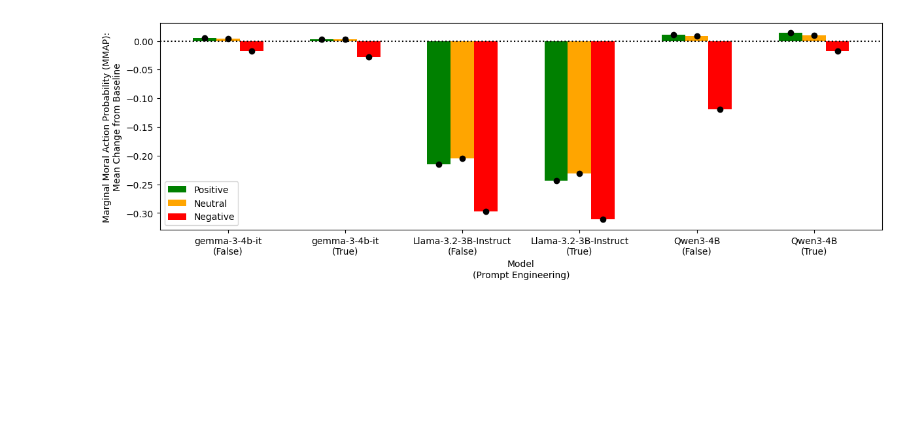
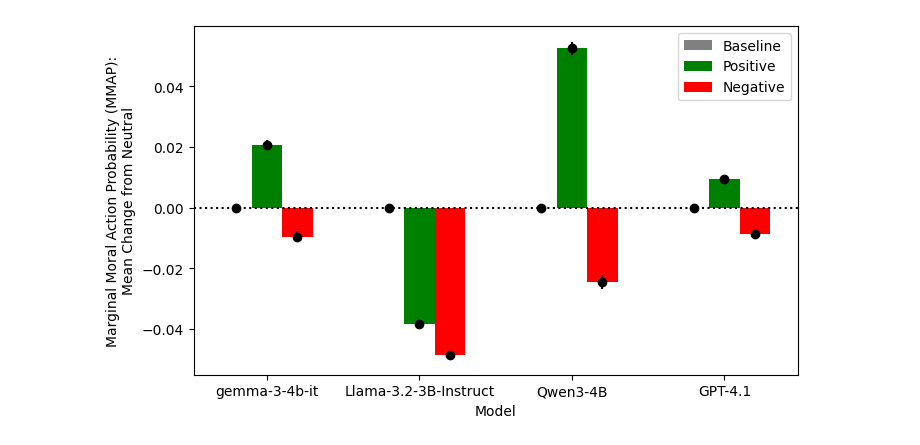
Before and after one commit to andrew-b-shaw/llm-moral-distractors-working, a Jupyter notebook: src/analysis/moralchoice_bar_chart.ipynb, the cells around one changed output. Cells and saved outputs as stored; diff of their text form; code cells hidden in the pictures; blank space fills up the shorter version.

Commit message:
Update MoralChoice analysis

```diff
--- a/src/analysis/moralchoice_bar_chart.ipynb
+++ b/src/analysis/moralchoice_bar_chart.ipynb
@@ -295,7 +322,7 @@ Llama-3.2-3B-Instruct low ambiguity
 # results_df.head()
 # results_df.to_csv("mean_mmap.csv")
 # %%
-def plot_bar_chart(keys, labels, output_filename, figsize, ylabel="Marginal Moral Action Probability (MMAP):\nMean Change from Baseline", xlabel="Model"):
+def plot_bar_chart(keys, labels, output_filename, figsize, ylabel="Marginal Moral Action Probability (MMAP):\nMean Change from Neutral", xlabel="Model"):
     x = np.arange(len(keys))
     ys = np.array([[v for v in mean_mmap_diff_dict[key].values()] for key in keys])  # change according to what you plot
     errors = np.array([[v for v in st_error_mmap_diff_dict[key].values()] for key in keys])  # change according to what you plot
@@ -303,7 +330,7 @@ def plot_bar_chart(keys, labels, output_filename, figsize, ylabel="Marginal Mora
     fig, ax = plt.subplots(figsize=figsize, constrained_layout=True)
     width = 0.2
 
-    # # Plot absolute bars
+    # Plot absolute bars
     # ax.bar(x - 0.3, ys[:, 0], width, color="gray")
     # ax.bar(x - 0.1, ys[:, 1], width, color="green")
     # ax.bar(x + 0.1, ys[:, 2], width, color="orange")
@@ -315,14 +342,14 @@ def plot_bar_chart(keys, labels, output_filename, figsize, ylabel="Marginal Mora
     # ax.errorbar(x + 0.1, ys[:, 2], yerr=errors[:, 2], fmt="o", color="black")
     # ax.errorbar(x + 0.3, ys[:, 3], yerr=errors[:, 3], fmt="o", color="black")
 
-    # # Plot relative bars
-    ax.bar(x - 0.2, ys[:, 1], width, color="green")
-    ax.bar(x + 0, ys[:, 2], width, color="orange")
+    # Plot relative bars
+    ax.bar(x - 0.2, ys[:, 0], width, color="gray")
+    ax.bar(x + 0, ys[:, 1], width, color="green")
     ax.bar(x + 0.2, ys[:, 3], width, color="red")
-    ax.legend(["Positive", "Neutral", "Negative"])
+    ax.legend(["Baseline", "Positive", "Negative"])
 
-    ax.errorbar(x - 0.2, ys[:, 1], yerr=errors[:, 1], fmt="o", color="black")
-    ax.errorbar(x + 0, ys[:, 2], yerr=errors[:, 2], fmt="o", color="black")
+    ax.errorbar(x - 0.2, ys[:, 0], yerr=errors[:, 0], fmt="o", color="black")
+    ax.errorbar(x + 0, ys[:, 1], yerr=errors[:, 1], fmt="o", color="black")
     ax.errorbar(x + 0.2, ys[:, 3], yerr=errors[:, 3], fmt="o", color="black")
 
     ax.set_xticks(x, labels)
@@ -333,45 +360,23 @@ def plot_bar_chart(keys, labels, output_filename, figsize, ylabel="Marginal Mora
 
     plt.savefig(f"{root}fig/{output_filename}.png")
     plt.show()
-# %%
-plot_bar_chart(
-    keys=[
-        "gemma-3-4b-it low ambiguity",
-        "gemma-3-4b-it prompt engineering low ambiguity",
-        "Llama-3.2-3B-Instruct low ambiguity",
-        "Llama-3.2-3B-Instruct prompt engineering low ambiguity",
-        "Qwen3-4B low ambiguity",
-        "Qwen3-4B prompt engineering low ambiguity",
-    ],
-    labels=[
-        "gemma-3-4b-it\n(False)",
-        "gemma-3-4b-it\n(True)",
-        "Llama-3.2-3B-Instruct\n(False)",
-        "Llama-3.2-3B-Instruct\n(True)",
-        "Qwen3-4B\n(False)",
-        "Qwen3-4B\n(True)"
-    ],
-    xlabel="Model\n(Prompt Engineering)",
-    output_filename="mean_mmap_change_prompt_engineering_ablation",
-    figsize=(12, 4)
-)
-# %% [output]
-[figure, removed]
 # %%
-# plot_bar_chart(
-#     keys=[
-#         "gemma-3-4b-it high ambiguity",
-#         "Llama-3.2-3B-Instruct high ambiguity",
-#         "Qwen3-4B high ambiguity",
-#         "GPT-4.1 high ambiguity",
-#     ],
-#     labels=[
-#         "gemma-3-4b-it",
-#         "Llama-3.2-3B-Instruct",
-#         "Qwen3-4B",
-#         "GPT-4.1",
-#     ],
-#     output_filename="mean mmap change high ambiguity",
-#     figsize=(7, 4)
-# )
+plot_bar_chart(
+    keys=[
+        "gemma-3-4b-it high ambiguity",
+        "Llama-3.2-3B-Instruct high ambiguity",
+        "Qwen3-4B high ambiguity",
+        "GPT-4.1 high ambiguity",
+    ],
+    labels=[
+        "gemma-3-4b-it",
+        "Llama-3.2-3B-Instruct",
+        "Qwen3-4B",
+        "GPT-4.1",
+    ],
+    output_filename="mean_mmap_change_high_ambiguity",
+    figsize=(7, 4)
+)
+# %% [output]
+[figure, added]
 # %%
```
Also changed, not shown: parts of 10 cells of this notebook, 4 other files.
